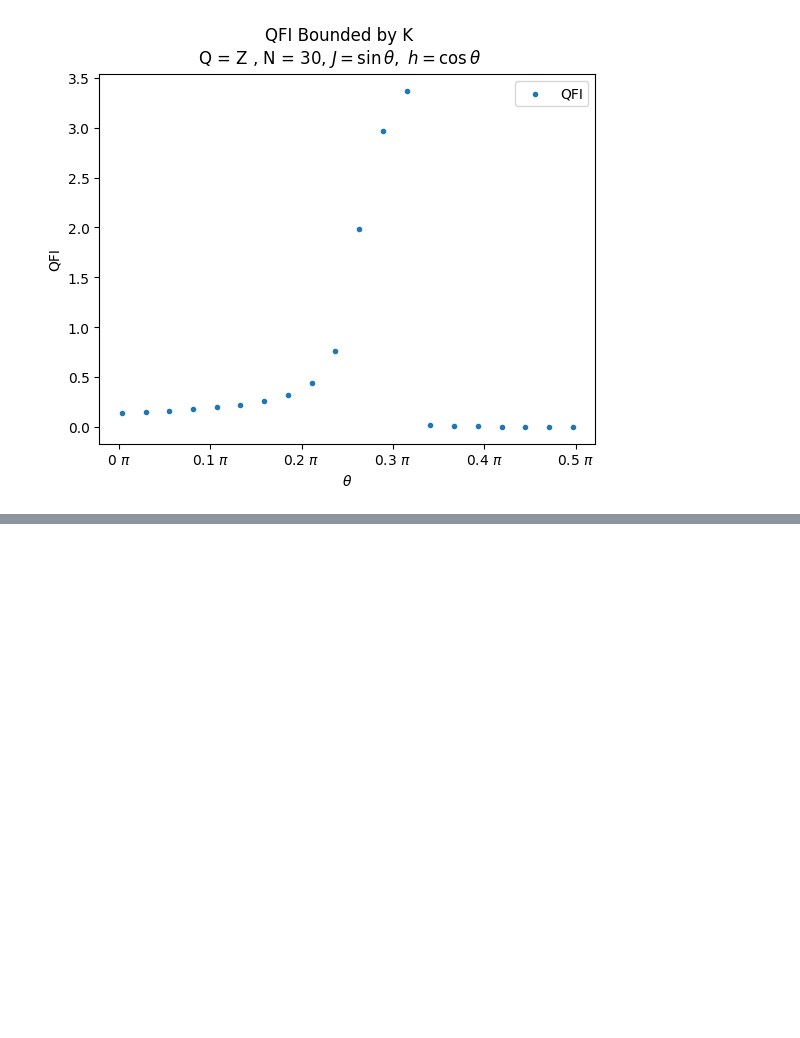
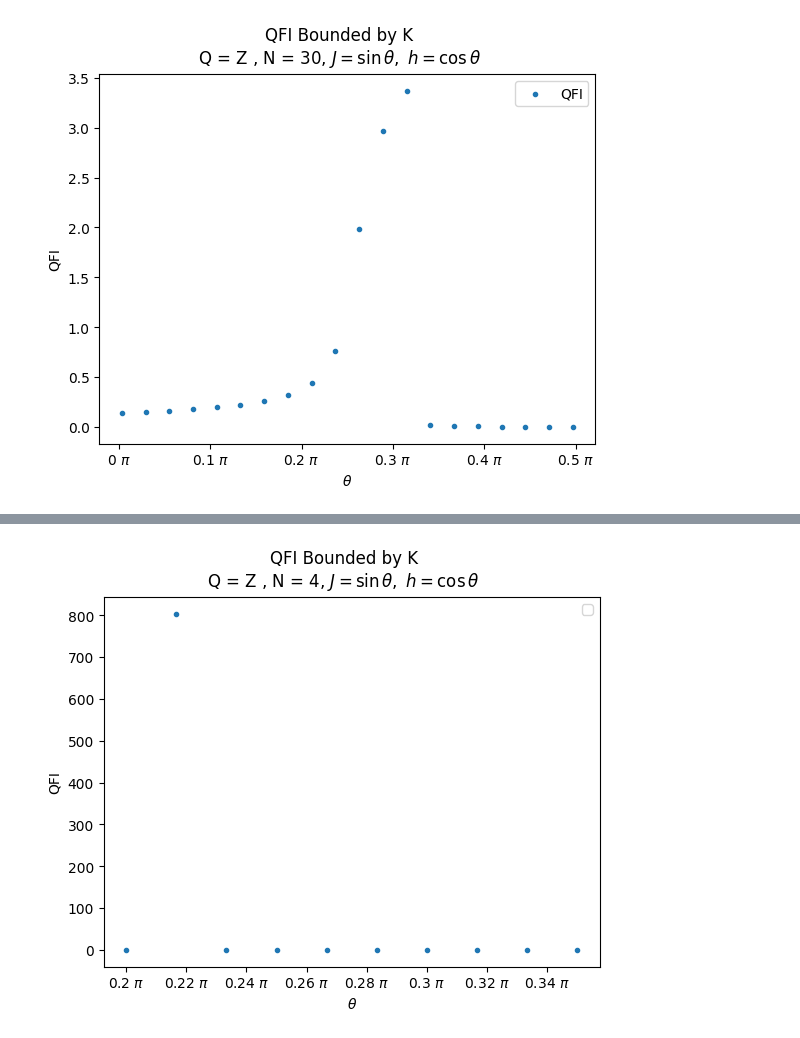
Before and after one commit to IanROsborne/Quantum_Metrology_Fisher_LG, a Jupyter notebook: TFIM/TFI_DMRG_TeNPy.ipynb, the cells around one changed output, grey strips where cells are left out. Drawn from its saved outputs; the diff is of its cells as text; code cells hidden in the pictures; blank space fills up the shorter version.

```diff
--- a/TFIM/TFI_DMRG_TeNPy.ipynb
+++ b/TFIM/TFI_DMRG_TeNPy.ipynb
@@ -291,0 +310,53 @@ plt.show()
+# %%
+L = 4
+chi_max = 30
+op = 'Sigmax'
+num_points = 10
+
+extra_params = {
+    'mixer': None,  # setting this to True helps to escape local minima
+    'max_E_err': 1.e-10,
+    'trunc_params': {
+        'chi_max': 100,
+        'svd_min': 1.e-10,
+    },
+    'verbose': False,
+    'combine': True,
+    'N_times' : 4,  #Only even N_times are used for K,
+    'dt': 0.02,'N_steps': 5,
+    'order': 2,
+    'start_time' : 0  ,
+    't_max' : 10  #only an option for calculating the bound
+}
+
+theta_range = np.linspace(0.2 * np.pi, 0.35 * np.pi, num_points)
+
+fig, ax = plt.subplots(1)
+
+LG_bound = []
+QFI_lst =[]
+for theta in theta_range:
+    J, g = np.sin(theta), np.cos(theta)
+
+    model_params = {
+    'J':  J , 'g':  g,  # critical
+    'L': L,
+    'bc_MPS': 'finite',
+    'conserve' : None}
+
+    LG_bound += [calculate_LG_bound(op, model_params, extra_params )]
+
+#ax.fill_between(theta_range/ np.pi, LG_bound, 4 ,  color = '.7', label = "QFI Bound "  )
+ax.scatter(theta_range/ np.pi, LG_bound, marker = '.', label = "", zorder = 3)
+
+
+fig.suptitle("QFI Bounded by K\nQ = Z , N = " + str(L) + ", $J = \\sin\\theta,~h = \\cos\\theta$")
+ax.xaxis.set_major_formatter(tck.FormatStrFormatter("%g $\\pi$"))
+plt.xlabel("$\\theta$")
+ax.set(ylabel = "QFI")
+#plt.ylim((0.9,1.6))
+plt.legend()
+
+plt.show()
+# %% [output]
+[figure, added]
```
Also changed, not shown: parts of 5 cells of this notebook.
